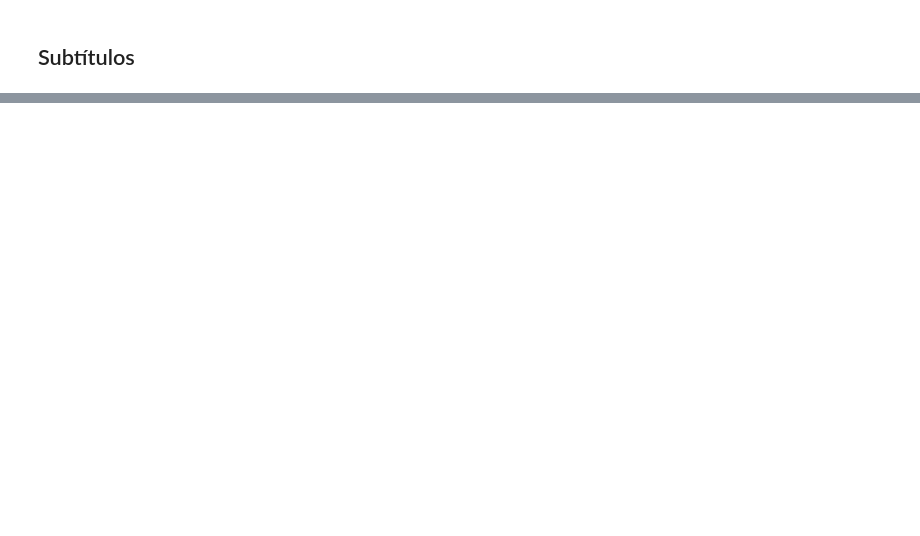
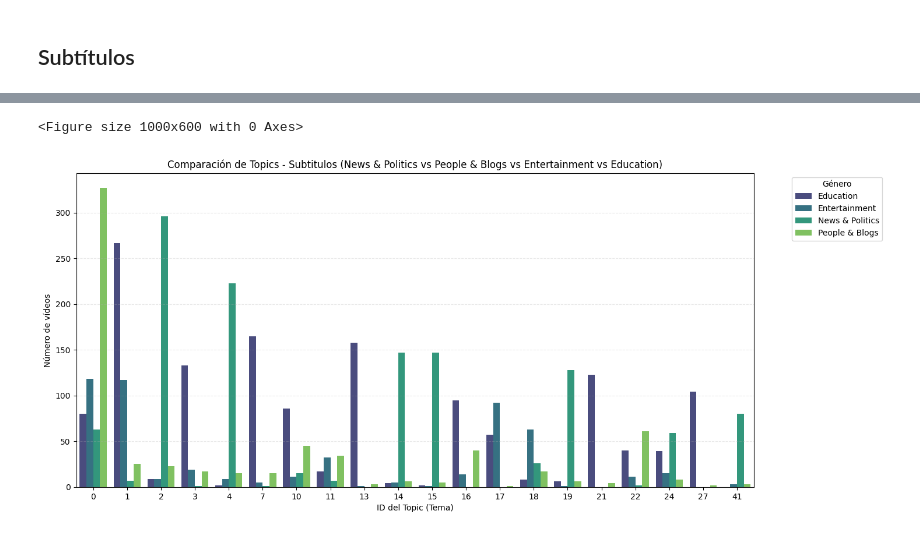
Before and after one commit to UCM-GIDIA-PD1/c2526-R1, a Jupyter notebook: src/analisis_generos_proceso.ipynb, the cells around one changed output, grey strips where cells are left out. Cells and saved outputs as stored; diff of their text form; code cells hidden in the pictures; blank space fills up the shorter version.

```diff
--- a/src/analisis_generos_proceso.ipynb
+++ b/src/analisis_generos_proceso.ipynb
@@ -379,4 +477,5 @@ print(education_only.head(5))
 # %% [markdown]
 ## Subtítulos
 # %%
-#BARTOPIC
+
+topic_model_subtitulos, df_bertopic_subtitulos, temas_bertopic_subtitulos  = utils.analizar_bertopic_dict(diccionario_top, "Descripcion")
@@ -382,0 +509,9 @@ print(education_only.head(5))
+# %%
+generos_a_comparar = ["News & Politics", "People & Blogs", 'Entertainment', 'Education']
+
+plt.figure(figsize=(10,6))
+utils.graficar_bertopic_multiple(df_bertopic_subtitulos, generos_a_comparar, "Subtitulos")
+plt.show()
+# %% [output]
+<Figure size 1000x600 with 0 Axes>
+[figure, added]
```
Also changed, not shown: parts of 15 cells of this notebook, 1 other file.
